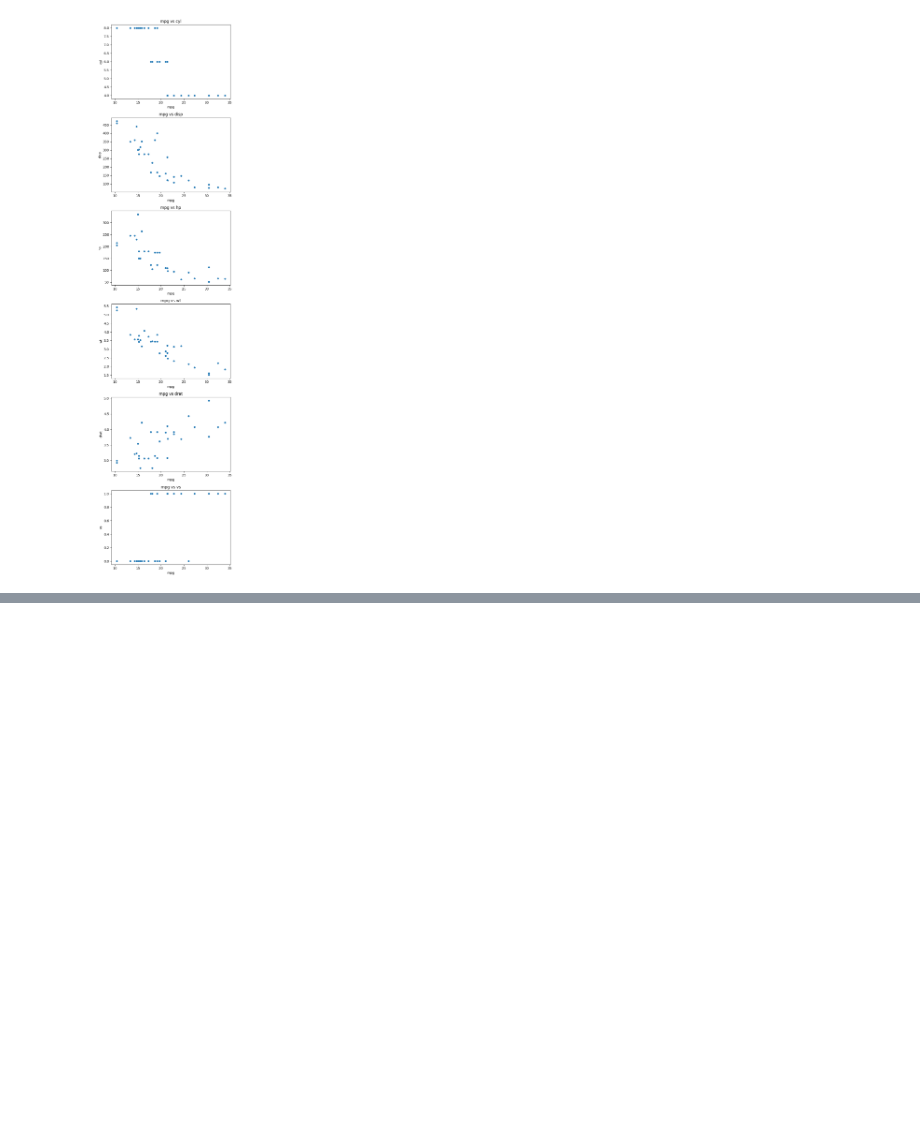
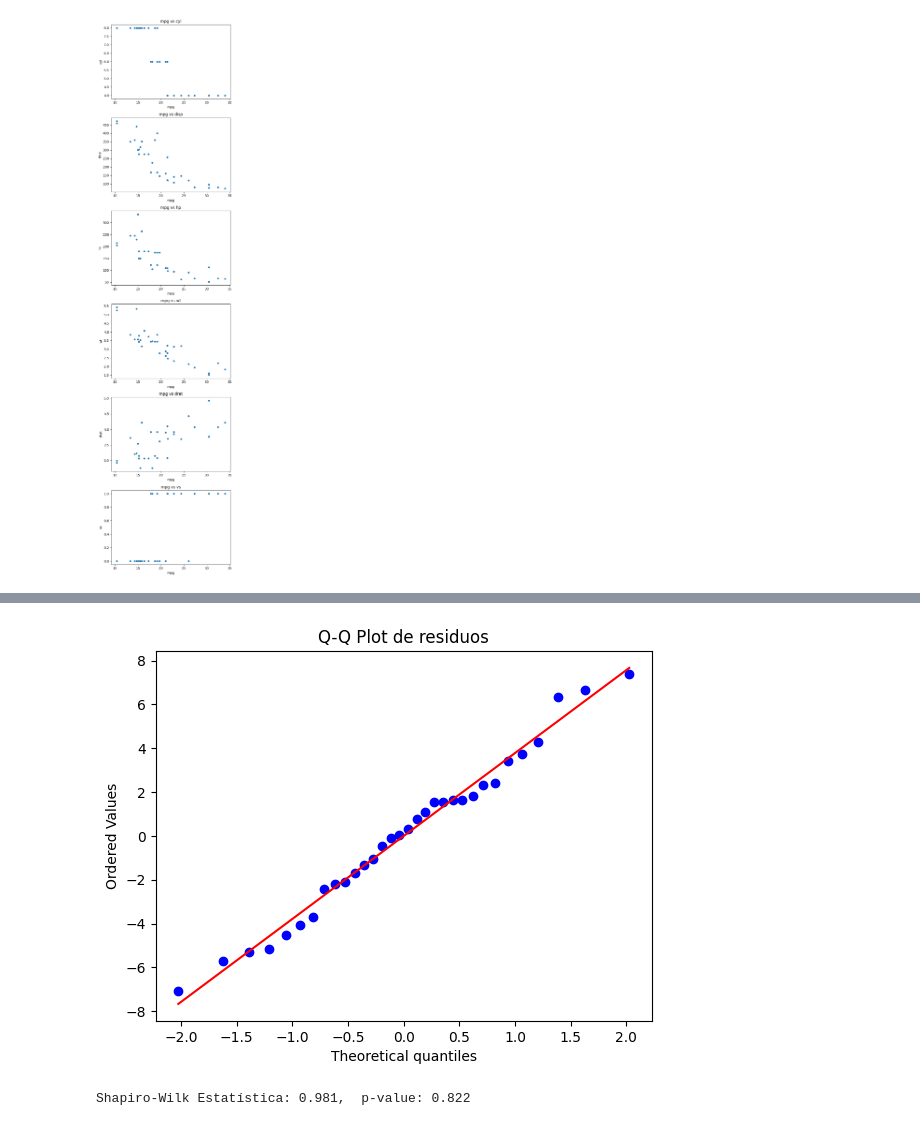
Before and after one commit to Jhonathan-Ferroni/Colab-IA, a Jupyter notebook: Regressao.ipynb, the cells around one changed output, grey strips where cells are left out. Cells and saved outputs as stored; diff of their text form; code cells hidden in the pictures; blank space fills up the shorter version.

```diff
--- a/Regressao.ipynb
+++ b/Regressao.ipynb
@@ -43,0 +86,15 @@ plt.show()
+# %%
+stats.probplot(residuos, dist='norm', plot=plt)
+plt.title("Q-Q Plot de residuos")
+plt.show()
+# %% [output]
+[figure, added]
+# %%
+# h0 - dados estao normalmente distribuidos
+# p <=  0.05 rejeito a hipotese nula (não estão normalmente distribuidos)
+# p > 0.05 não é possível rejeitar a h0
+
+stat, pval = stats.shapiro(residuos)
+print(f'Shapiro-Wilk Estatística: {stat:.3f},  p-value: {pval:.3f}')
+# %% [output]
+Shapiro-Wilk Estatística: 0.981,  p-value: 0.822
```
Also changed, not shown: parts of 2 cells of this notebook, 1 other file.
